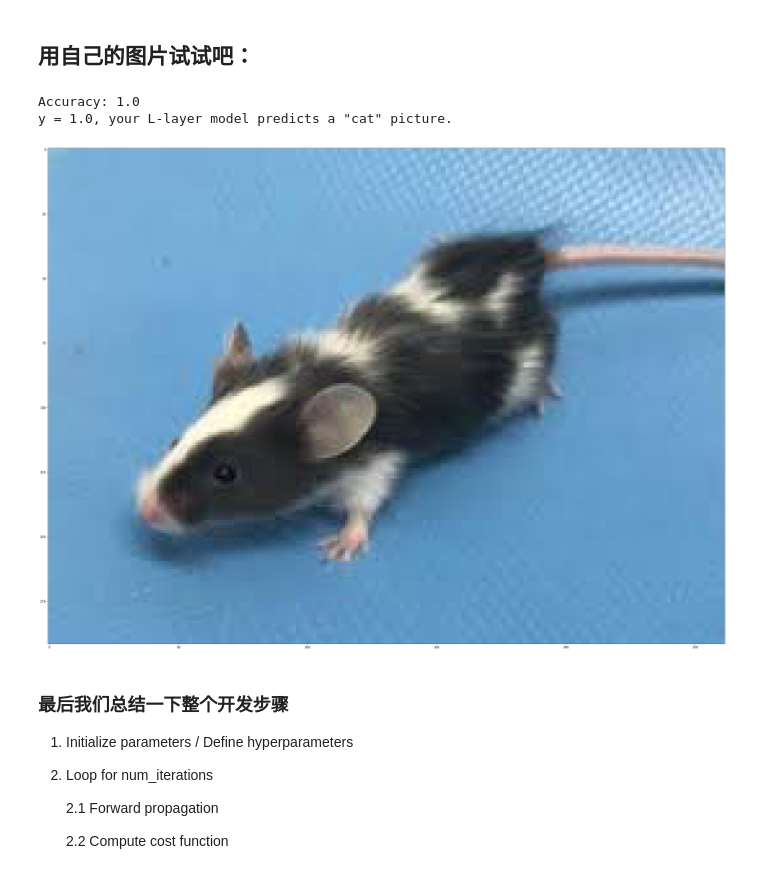
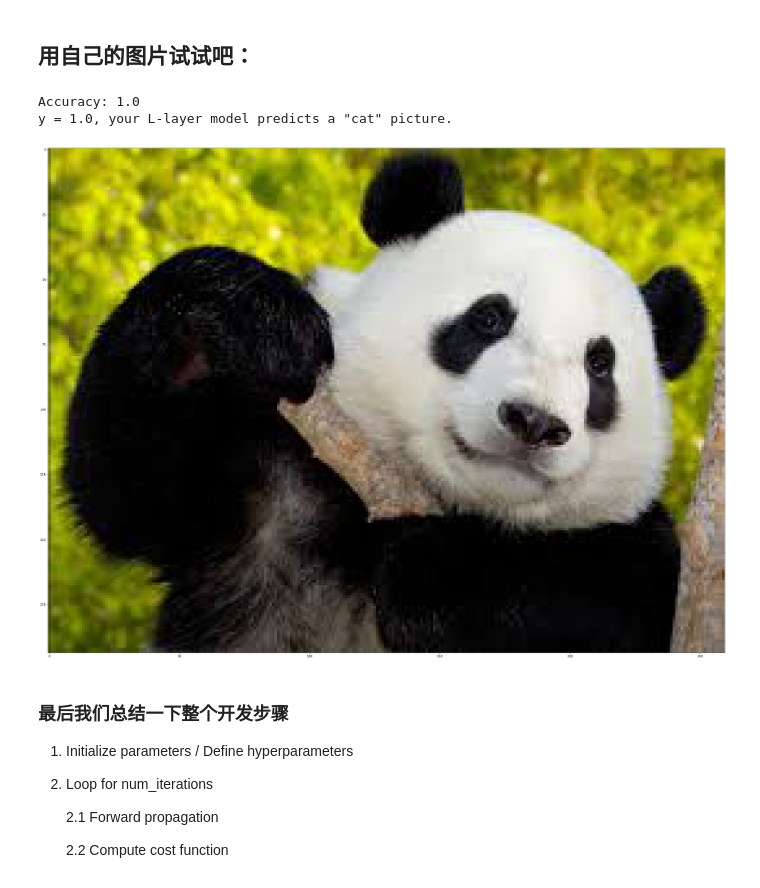
Before and after one commit to juliusxyg/python-ai, a Jupyter notebook: multilayer_neural_network.ipynb, the cells around one changed output. Drawn from its saved outputs; the diff is of its cells as text; code cells hidden in the pictures.

```diff
--- a/multilayer_neural_network.ipynb
+++ b/multilayer_neural_network.ipynb
@@ -1362,7 +1362,7 @@ def L_layer_model(X, Y, layers_dims, learning_rate = 0.0075, num_iterations = 30
 
 # 测试一下
 
-parameters = L_layer_model(train_set_x, train_set_y, layers_dims, num_iterations = 2500, print_cost = True)
+parameters = L_layer_model(train_set_x, train_set_y, layers_dims, num_iterations = 3500, print_cost = True)
 # %% [output]
 Cost after iteration 0: 0.771749
 Cost after iteration 100: 0.672053
@@ -1432,21 +1432,21 @@ print_mislabeled_images(classes, test_set_x, test_set_y, pred_test)  #显示所
 ## 用自己的图片试试吧：
 # %%
 ## START CODE HERE ##
-my_image = "animal_4.jpg" # change this to the name of your image file
+my_image = "animal_1.jpg" # change this to the name of your image file
 my_label_y = [1] # the true class of your image (1 -> cat, 0 -> non-cat)
 ## END CODE HERE ##
 
 fname = "test_image/" + my_image
 image = np.array(ndimage.imread(fname, flatten=False))
 my_image = scipy.misc.imresize(image, size=(64,64)).reshape((64*64*3,1))
 my_predicted_image = predict(my_image, my_label_y, parameters)
 
 plt.imshow(image)
 print ("y = " + str(np.squeeze(my_predicted_image)) + ", your L-layer model predicts a \"" + classes[int(np.squeeze(my_predicted_image)),].decode("utf-8") +  "\" picture.")
 # %% [output]
 Accuracy: 1.0
 y = 1.0, your L-layer model predicts a "cat" picture.
-[figure, old version]
+[figure, new version]
 # %% [markdown]
 ### 最后我们总结一下整个开发步骤
 
```
Also changed, not shown: parts of 1 cell of this notebook, 2 other files.
